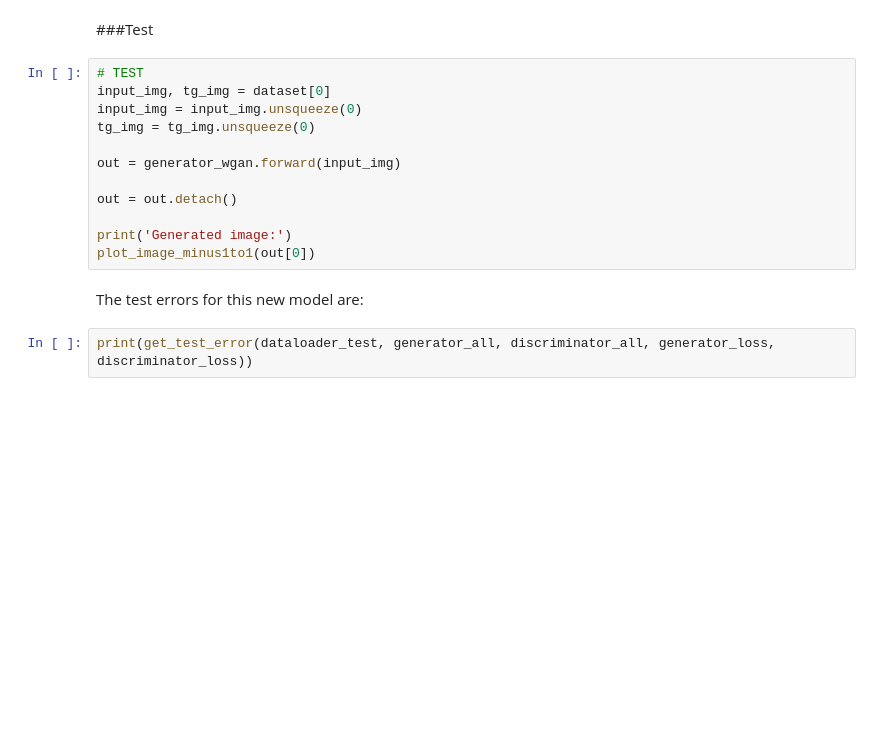
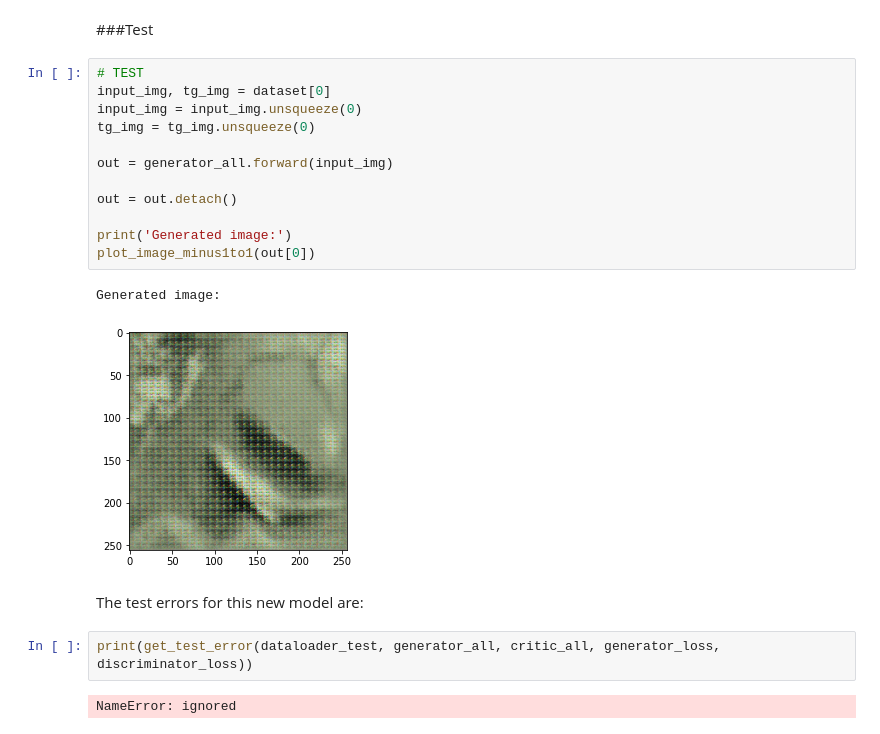
Before and after one commit to jemonra/ImageColouring, a Jupyter notebook: ColouringImageProject.ipynb, the cells around one changed output. Cells and saved outputs as stored; diff of their text form; blank space fills up the shorter version.

Commit message:
tested WGAN and complete implementation

```diff
--- a/ColouringImageProject.ipynb
+++ b/ColouringImageProject.ipynb
@@ -1076,16 +1079,21 @@ plot_disc_loss(discriminator_all_losses)
 # %%
 # TEST
 input_img, tg_img = dataset[0]
 input_img = input_img.unsqueeze(0)
 tg_img = tg_img.unsqueeze(0)
 
-out = generator_wgan.forward(input_img)
+out = generator_all.forward(input_img)
 
 out = out.detach()
 
 print('Generated image:')
 plot_image_minus1to1(out[0])
+# %% [output]
+Generated image:
+[figure, added]
 # %% [markdown]
 The test errors for this new model are:
 # %%
-print(get_test_error(dataloader_test, generator_all, discriminator_all, generator_loss, discriminator_loss))
+print(get_test_error(dataloader_test, generator_all, critic_all, generator_loss, discriminator_loss))
+# %% [output]
+NameError: ignored
```
Also changed, not shown: parts of 3 cells of this notebook.
